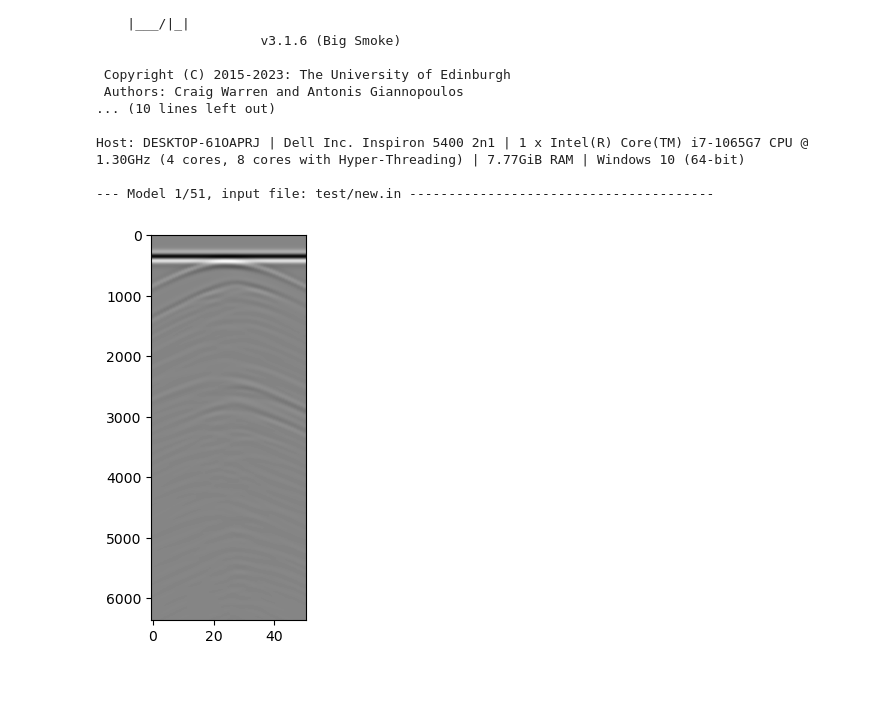
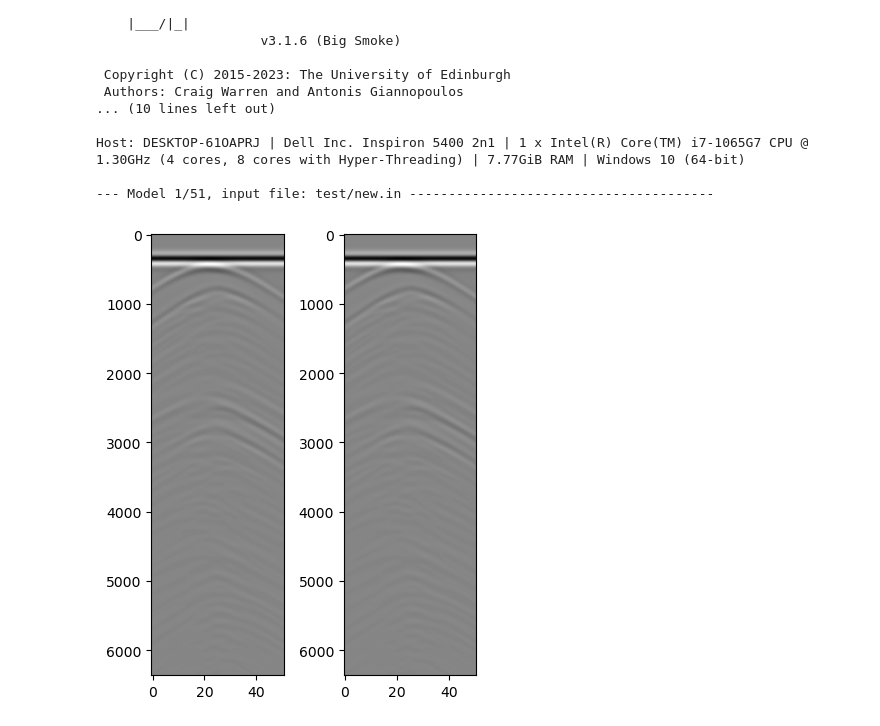
Before and after one commit to nathandangg/FYP, a Jupyter notebook: gprMax/3D_Gen/runtest.ipynb, the cells around one changed output. Saved outputs shown, nothing was run; the diff lists cells and outputs as text; code cells hidden in the pictures; blank space fills up the shorter version.

```diff
--- a/gprMax/3D_Gen/runtest.ipynb
+++ b/gprMax/3D_Gen/runtest.ipynb
@@ -180,19 +180,21 @@ merge_files('test/new',True)
 # %%
 import h5py
 import numpy as np
 import matplotlib.pyplot as plt
 with h5py.File('test/new_merged.out', 'r') as f:
-    bscan =  f['rxs']['rx1']['Ez'][()]
+    new =  f['rxs']['rx1']['Ez'][()]
+with h5py.File('test/old_merged.out', 'r') as f:
+    old =  f['rxs']['rx1']['Ez'][()]
 # Set the desired width and height of the figure
-fig_width = 2
+fig_width = 4
 fig_height = 5
 
 # Create the figure and axes objects with the desired size and aspect ratio
-fig, ax = plt.subplots(figsize=(fig_width, fig_height))
-
-# Generate the image
-plt.imshow(bscan, cmap='gray', aspect='auto')
+fig, axs = plt.subplots(ncols = 2, figsize=(fig_width, fig_height))
+axs[0].imshow(old, cmap='gray', aspect='auto')
+axs[1].imshow(old, cmap='gray', aspect='auto')
+plt.tight_layout()
 # Display the plot
 plt.show()
 # %% [output]
-[figure, old version]
+[figure, new version]
```
Also changed, not shown: 1 other file.
